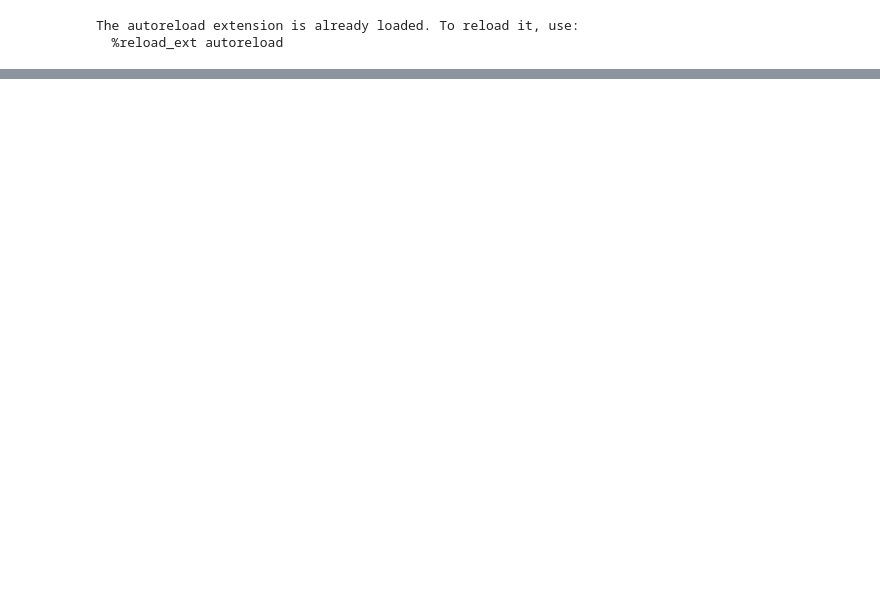
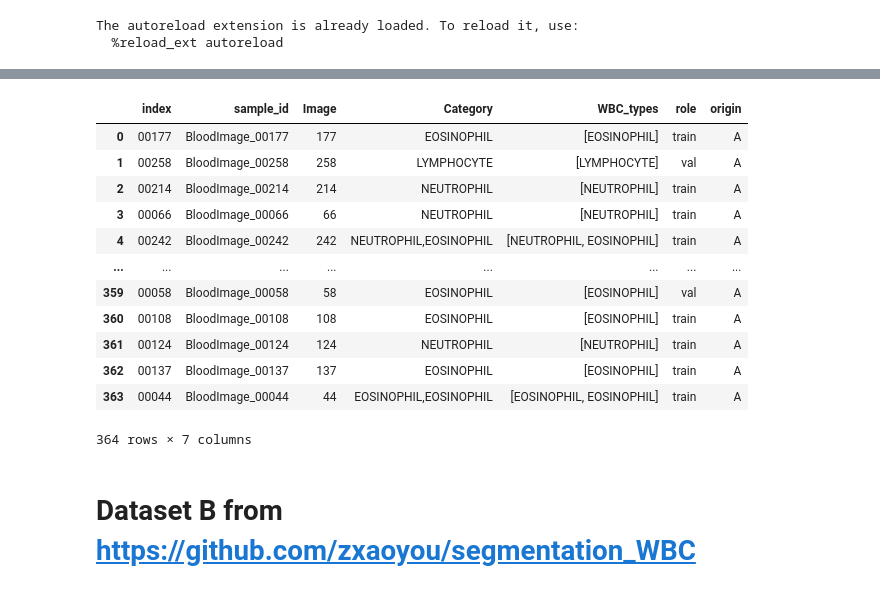
Before and after one commit to GanJiayu/X_DL_BloodCell, a Jupyter notebook: notebooks/1 - Bloodcells Explore_data_set.ipynb, the cells around one changed output, grey strips where cells are left out. Cells and saved outputs as stored; diff of their text form; code cells hidden in the pictures; blank space fills up the shorter version.

Commit message:
Add WBC Tablelet modified evaluation

```diff
--- a/notebooks/1 - Bloodcells Explore_data_set.ipynb
+++ b/notebooks/1 - Bloodcells Explore_data_set.ipynb
@@ -151,0 +53,20 @@ ax.imshow(image.astype(np.uint8))
+# %%
+from os import walk
+sample_df_dict = []
+for (dirpath, dirnames, filenames) in walk(os.path.join(IMAGE_DIR, "JPEGImages")):
+    for filename in filenames:
+        sample_df_dict.append({"index": filename[:-4].split('_')[-1],
+                               "sample_id": filename[:-4]})
+    break
+sample_df = pd.DataFrame(sample_df_dict)
+# %%
+dataset_A_df = sample_df.merge(label_df, how="left", on="index")
+# %%
+val_sample_ids = []
+val_sample_ids += list(dataset_A_df[dataset_A_df.Category == "NEUTROPHIL"].sample(frac=0.2).sample_id.values)
+val_sample_ids += list(dataset_A_df[dataset_A_df.Category == "EOSINOPHIL"].sample(frac=0.2).sample_id.values)
+val_sample_ids += list(dataset_A_df[dataset_A_df.Category == "LYMPHOCYTE"].sample(frac=0.2).sample_id.values)
+val_sample_ids += list(dataset_A_df[dataset_A_df.Category == "MONOCYTE"].sample(frac=0.2).sample_id.values)
+# %%
+dataset_A_df["role"] = dataset_A_df["sample_id"].apply(lambda x: "val" if x in val_sample_ids else "train")
+dataset_A_df["origin"] = "A"
@@ -151,0 +87,18 @@ ax.imshow(image.astype(np.uint8))
+# %%
+dataset_A_df
+# %% [output]
+|  | index | sample_id | Image | Category | WBC_types | role | origin |
+| 0 | 00177 | BloodImage_00177 | 177 | EOSINOPHIL | [EOSINOPHIL] | train | A |
+| 1 | 00258 | BloodImage_00258 | 258 | LYMPHOCYTE | [LYMPHOCYTE] | val | A |
+| 2 | 00214 | BloodImage_00214 | 214 | NEUTROPHIL | [NEUTROPHIL] | train | A |
+| 3 | 00066 | BloodImage_00066 | 66 | NEUTROPHIL | [NEUTROPHIL] | train | A |
+| 4 | 00242 | BloodImage_00242 | 242 | NEUTROPHIL,EOSINOPHIL | [NEUTROPHIL, EOSINOPHIL] | train | A |
+| ... | ... | ... | ... | ... | ... | ... | ... |
+| 359 | 00058 | BloodImage_00058 | 58 | EOSINOPHIL | [EOSINOPHIL] | val | A |
+| 360 | 00108 | BloodImage_00108 | 108 | EOSINOPHIL | [EOSINOPHIL] | train | A |
+| 361 | 00124 | BloodImage_00124 | 124 | NEUTROPHIL | [NEUTROPHIL] | train | A |
+| 362 | 00137 | BloodImage_00137 | 137 | EOSINOPHIL | [EOSINOPHIL] | train | A |
+| 363 | 00044 | BloodImage_00044 | 44 | EOSINOPHIL,EOSINOPHIL | [EOSINOPHIL, EOSINOPHIL] | train | A |
+364 rows × 7 columns
+# %% [markdown]
+# Dataset B from https://github.com/zxaoyou/segmentation_WBC
```
Also changed, not shown: parts of 25 cells of this notebook, 7 other files.
